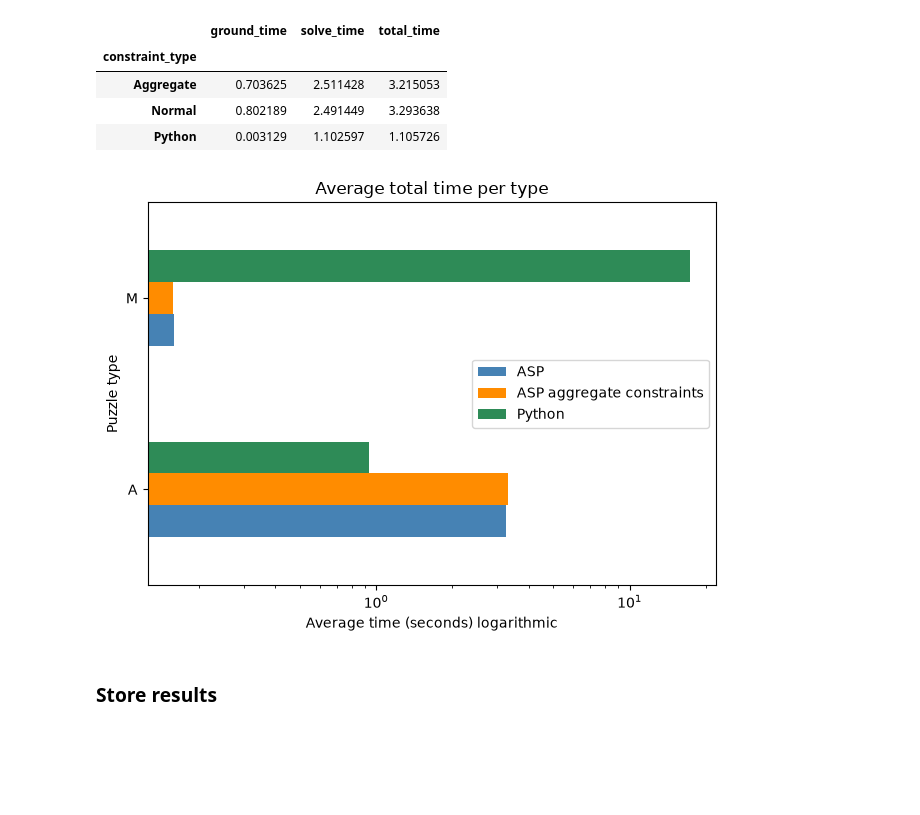
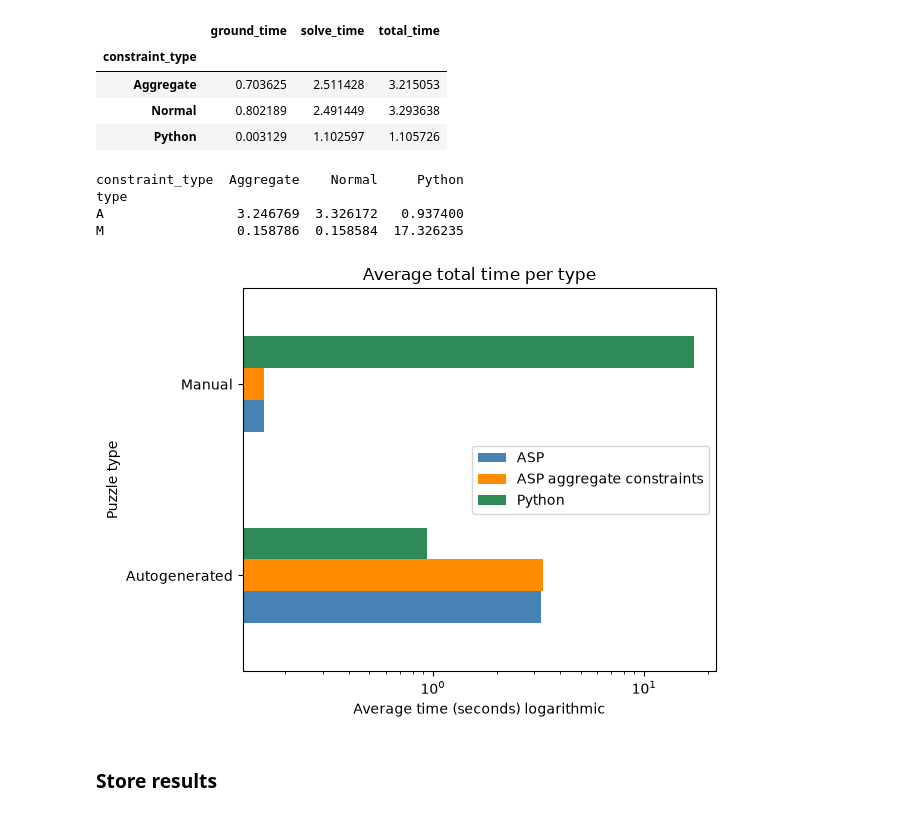
Before and after one commit to jurgendevries-ou-student/murdoku-solve, a Jupyter notebook: extraction/run/experiment.ipynb, the cells around one changed output. Saved outputs shown, nothing was run; the diff lists cells and outputs as text; code cells hidden in the pictures; blank space fills up the shorter version.

```diff
--- a/extraction/run/experiment.ipynb
+++ b/extraction/run/experiment.ipynb
@@ -639,19 +518,31 @@ df.groupby('constraint_type')[['ground_time','solve_time','total_time']].mean()
 | Python | 0.003129 | 1.102597 | 1.105726 |
 # %%
 # average ground/solve/total times per method
-ax = df.groupby(['type', 'constraint_type'])['total_time'].mean().unstack('constraint_type').plot(
+df_grouped = df.groupby(['type', 'constraint_type'])['total_time'].mean().unstack('constraint_type')
+print(df_grouped)
+ax = df_grouped.plot(
     kind='barh', color=['steelblue', 'darkorange','seagreen']
 )
+
+labels = {'M': 'Manual','A': 'Autogenerated'}
 
 ax.set_xscale('log')
 plt.ylabel('Puzzle type')
 plt.xlabel('Average time (seconds) logarithmic')
+plt.yticks(
+    ticks=range(len(df_grouped.index)),
+    labels=[labels[x] for x in df_grouped.index]
+)
 plt.title('Average total time per type')
 plt.legend(['ASP', 'ASP aggregate constraints', 'Python'])
 plt.tight_layout()
 plt.show()
 # %% [output]
+constraint_type  Aggregate    Normal     Python
+type
+A                 3.246769  3.326172   0.937400
+M                 0.158786  0.158584  17.326235
-[figure, old version]
+[figure, new version]
 # %% [markdown]
 ### Store results
 # %%
```
Also changed, not shown: parts of 33 cells of this notebook.
